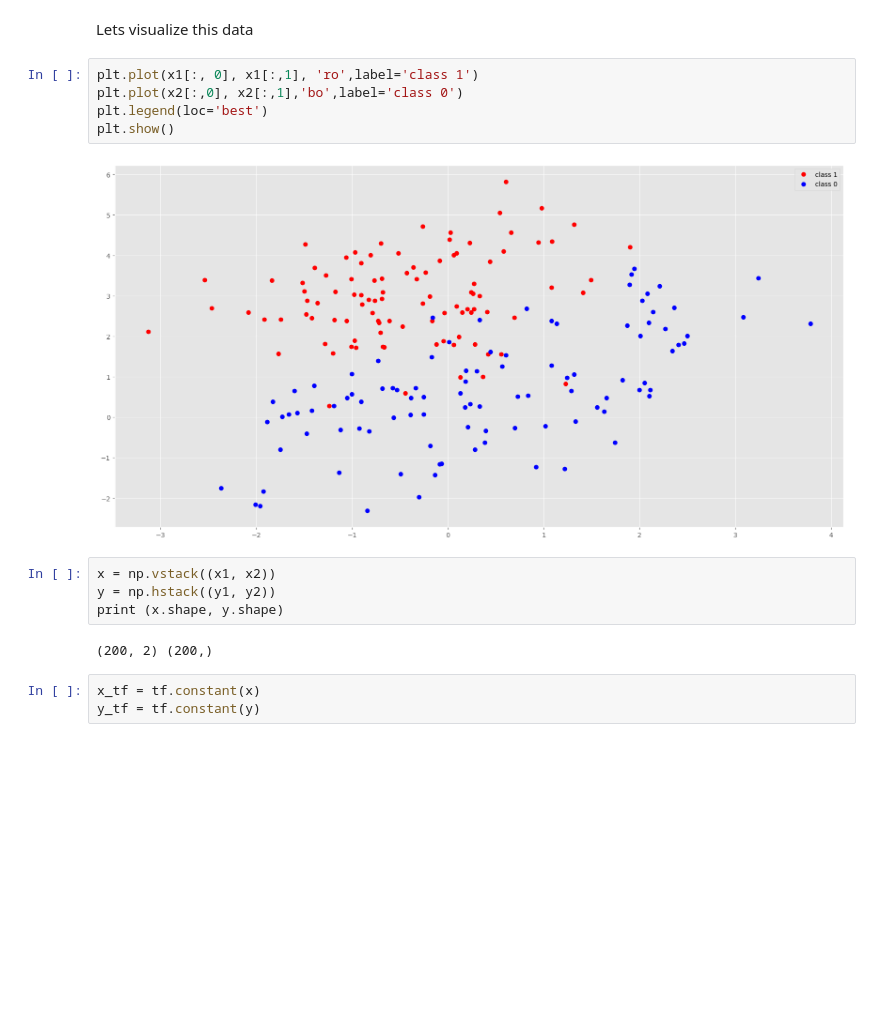
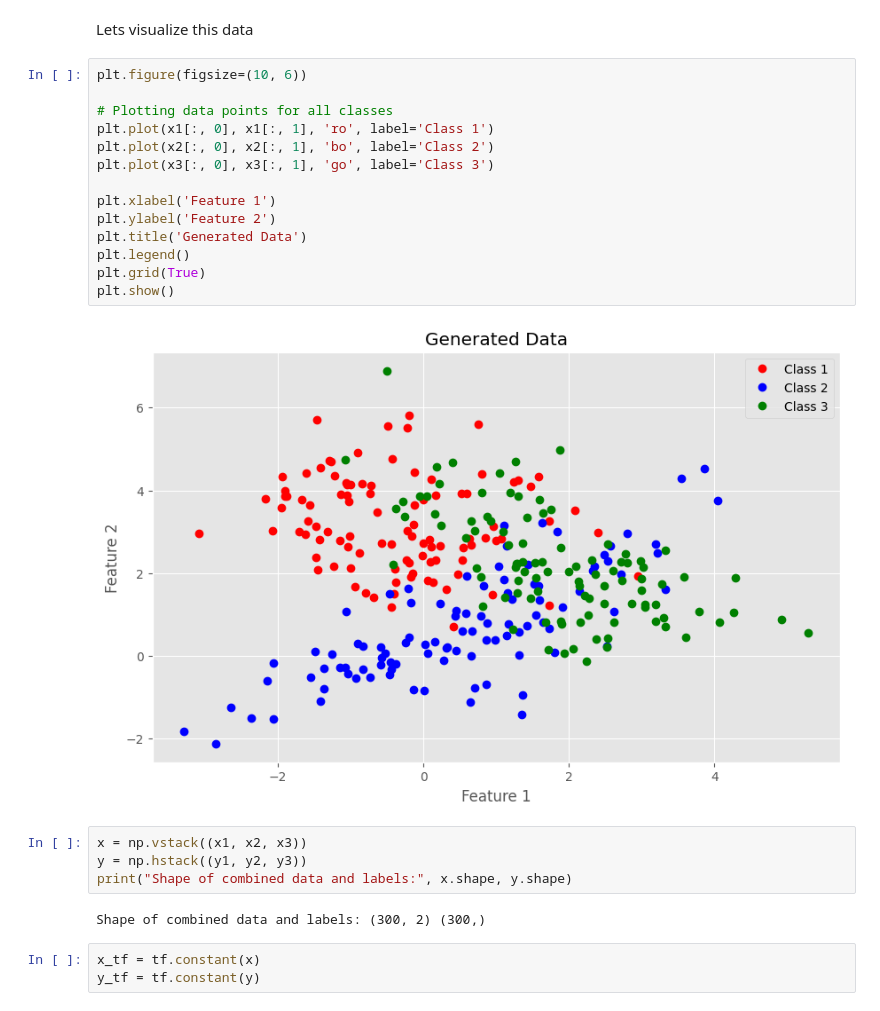
Before and after one commit to Sharon20222/Cloud-Computing, a Jupyter notebook: knn.ipynb, the cells around one changed output. Drawn from its saved outputs; the diff is of its cells as text; blank space fills up the shorter version.

```diff
--- a/knn.ipynb
+++ b/knn.ipynb
@@ -24,18 +55,27 @@ y2=np.zeros(num_points_each_cluster)
 # %% [markdown]
 Lets visualize this data
 # %%
-plt.plot(x1[:, 0], x1[:,1], 'ro',label='class 1')
-plt.plot(x2[:,0], x2[:,1],'bo',label='class 0')
-plt.legend(loc='best')
+plt.figure(figsize=(10, 6))
+
+# Plotting data points for all classes
+plt.plot(x1[:, 0], x1[:, 1], 'ro', label='Class 1')
+plt.plot(x2[:, 0], x2[:, 1], 'bo', label='Class 2')
+plt.plot(x3[:, 0], x3[:, 1], 'go', label='Class 3')
+
+plt.xlabel('Feature 1')
+plt.ylabel('Feature 2')
+plt.title('Generated Data')
+plt.legend()
+plt.grid(True)
 plt.show()
 # %% [output]
-[figure, old version]
+[figure, new version]
 # %%
-x = np.vstack((x1, x2))
-y = np.hstack((y1, y2))
-print (x.shape, y.shape)
+x = np.vstack((x1, x2, x3))
+y = np.hstack((y1, y2, y3))
+print("Shape of combined data and labels:", x.shape, y.shape)
 # %% [output]
-(200, 2) (200,)
+Shape of combined data and labels: (300, 2) (300,)
 # %%
 x_tf = tf.constant(x)
 y_tf = tf.constant(y)
```
Also changed, not shown: parts of 7 cells of this notebook.
